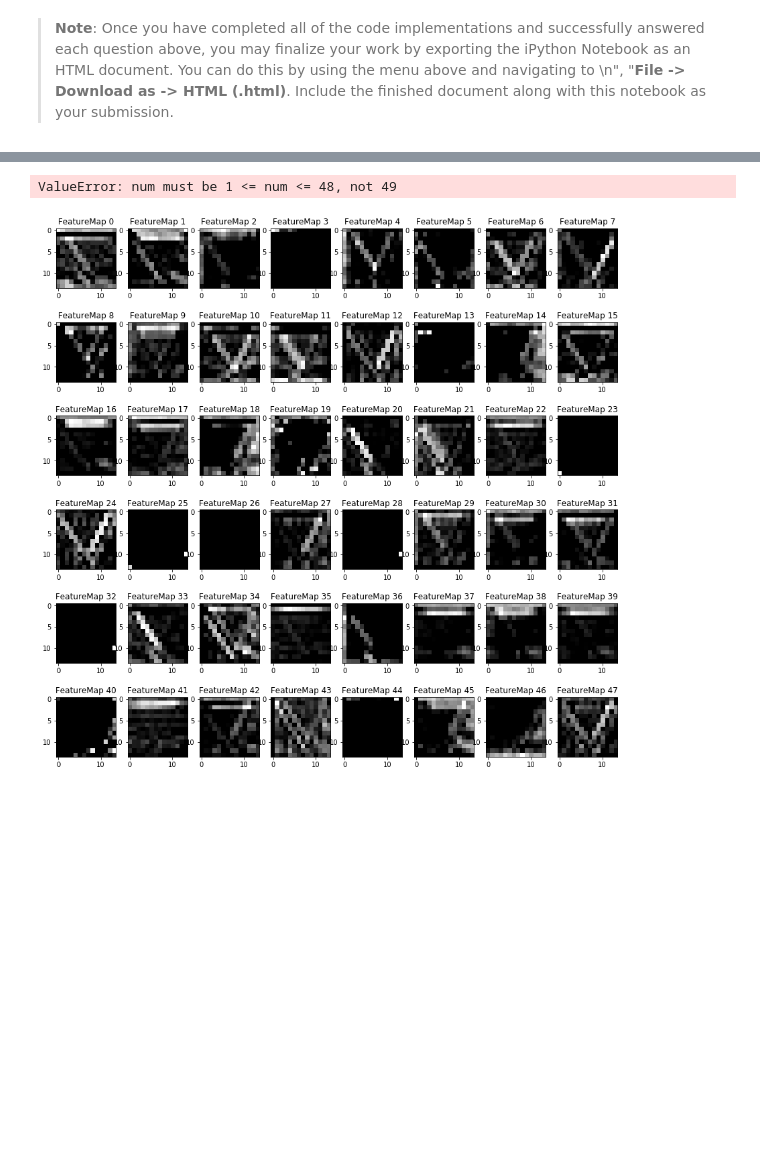
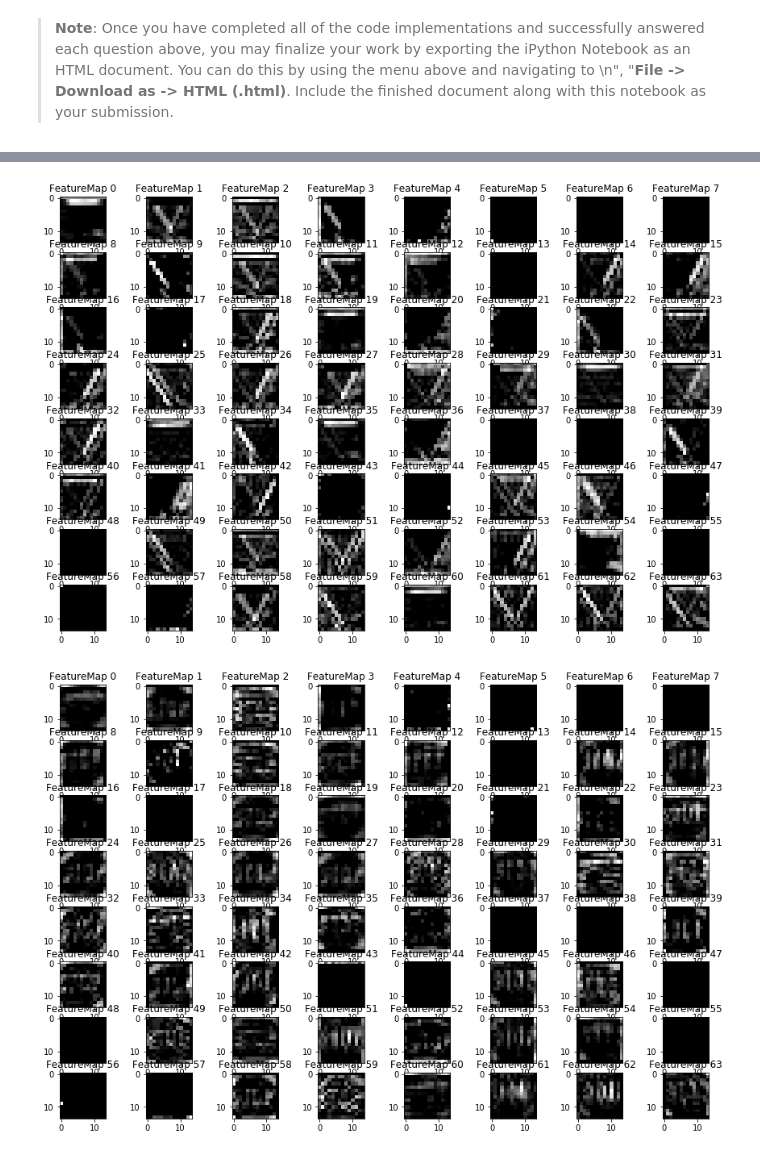
Before and after one commit to Danziger/CarND-T1-P2-Traffic-Sign-Classifier, a Jupyter notebook: src/notebooks/trafficSignClassifier.ipynb, the cells around one changed output, grey strips where cells are left out. Saved outputs shown, nothing was run; the diff lists cells and outputs as text; code cells hidden in the pictures; blank space fills up the shorter version.

Commit message:
Adds layers visualizations.

```diff
--- a/src/notebooks/trafficSignClassifier.ipynb
+++ b/src/notebooks/trafficSignClassifier.ipynb
@@ -1017,7 +1018,7 @@ For an example of what feature map outputs look like, check out NVIDIA's results
 # activation_min/max: can be used to view the activation contrast in more detail, by default matplot sets min and max to the actual min and max values of the output
 # plt_num: used to plot out multiple different weight feature map sets on the same block, just extend the plt number for each new feature map entry
 
-def outputFeatureMap(image_input, tf_activation, activation_min=-1, activation_max=-1 ,plt_num=1):
+def outputFeatureMap(image_input, tf_activation, activation_min=-1, activation_max=-1, plt_num=1):
     # Here make sure to preprocess your image_input in a way your network expects
     # with size, normalization, ect if needed
     # image_input =
@@ -1025,9 +1026,9 @@ def outputFeatureMap(image_input, tf_activation, activation_min=-1, activation_m
     # If you get an error tf_activation is not defined it may be having trouble accessing the variable from inside a function
     activation = tf_activation.eval(session=sess, feed_dict={x: image_input, keep_prob: 1})
     featuremaps = activation.shape[3]
-    plt.figure(plt_num, figsize=(15,15))
+    plt.figure(plt_num, figsize=(15,20))
     for featuremap in range(featuremaps):
-        plt.subplot(6,8, featuremap+1) # sets the number of feature maps to show on each row and column
+        plt.subplot(16,8, featuremap+1) # sets the number of feature maps to show on each row and column
         plt.title('FeatureMap ' + str(featuremap)) # displays the feature map number
         if activation_min != -1 & activation_max != -1:
             plt.imshow(activation[0,:,:, featuremap], interpolation="nearest", vmin=activation_min, vmax=activation_max, cmap="gray")
@@ -1038,10 +1039,20 @@ def outputFeatureMap(image_input, tf_activation, activation_min=-1, activation_m
         else:
             plt.imshow(activation[0,:,:, featuremap], interpolation="nearest", cmap="gray")
 # %%
+
+layerKey = "conv1"
+
 with tf.Session() as sess:
     saver.restore(sess, MODEL_FILE)
 
-    outputFeatureMap(extraPreproc[0:1], layers["conv1"])
+    # Yield
+    outputFeatureMap([extraPreproc[0]], layers[layerKey], plt_num=1)
+
+    # Wrong Stop
+    outputFeatureMap([extraPreproc[1]], layers[layerKey], plt_num=2)
+
+    # OK Stop
+    outputFeatureMap([extraPreproc[5]], layers[layerKey], plt_num=3)
 # %% [output]
-ValueError: num must be 1 <= num <= 48, not 49
-[figure, old version]
+[figure, new version]
+[figure, added]
```
Also changed, not shown: parts of 6 cells of this notebook.
